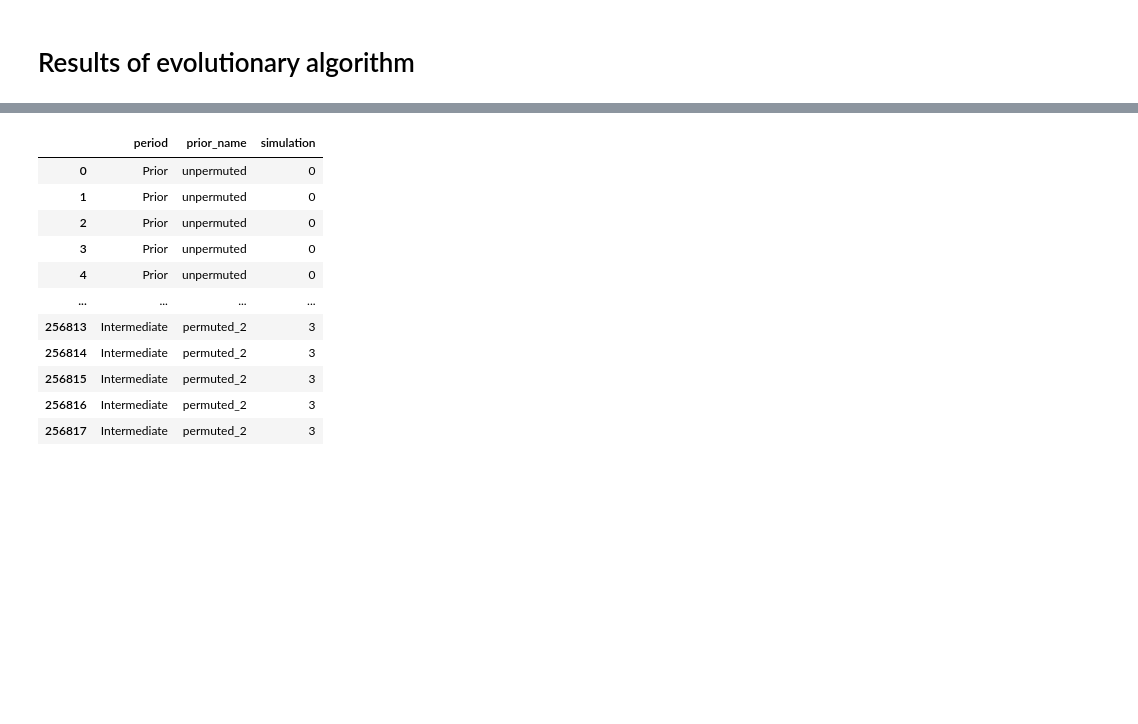
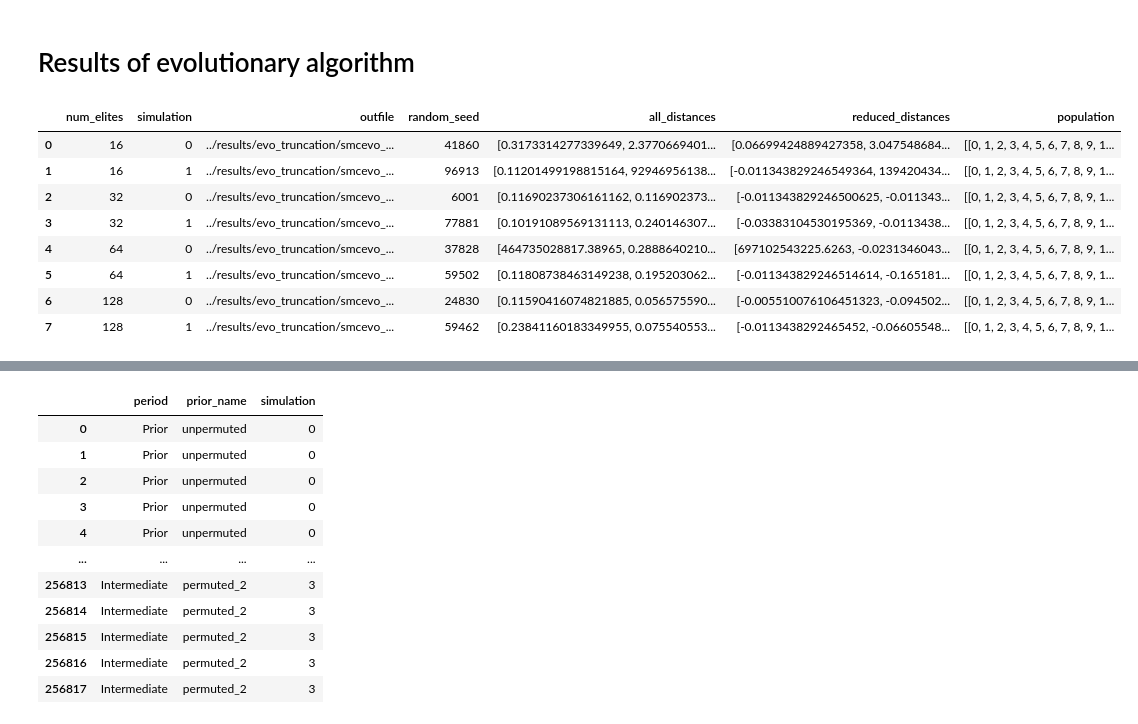
Before and after one commit to vetleser/BayesianGEM, a Jupyter notebook: code/visualization_for_manuscript.ipynb, the cells around one changed output, grey strips where cells are left out. Cells and saved outputs as stored; diff of their text form; code cells hidden in the pictures; blank space fills up the shorter version.

```diff
--- a/code/visualization_for_manuscript.ipynb
+++ b/code/visualization_for_manuscript.ipynb
@@ -262,0 +260,12 @@ evo_combined_df_metadata = load_pickle("../results/permuted_smcevo_res/evo_combi
+# %%
+evo_truncation_model_frame
+# %% [output]
+|  | num_elites | simulation | outfile | random_seed | all_distances | reduced_distances | population |
+| 0 | 16 | 0 | ../results/evo_truncation/smcevo_... | 41860 | [0.3173314277339649, 2.3770669401... | [0.06699424889427358, 3.047548684... | [[0, 1, 2, 3, 4, 5, 6, 7, 8, 9, 1... |
+| 1 | 16 | 1 | ../results/evo_truncation/smcevo_... | 96913 | [0.11201499198815164, 92946956138... | [-0.011343829246549364, 139420434... | [[0, 1, 2, 3, 4, 5, 6, 7, 8, 9, 1... |
+| 2 | 32 | 0 | ../results/evo_truncation/smcevo_... | 6001 | [0.11690237306161162, 0.116902373... | [-0.011343829246500625, -0.011343... | [[0, 1, 2, 3, 4, 5, 6, 7, 8, 9, 1... |
+| 3 | 32 | 1 | ../results/evo_truncation/smcevo_... | 77881 | [0.10191089569131113, 0.240146307... | [-0.03383104530195369, -0.0113438... | [[0, 1, 2, 3, 4, 5, 6, 7, 8, 9, 1... |
+| 4 | 64 | 0 | ../results/evo_truncation/smcevo_... | 37828 | [464735028817.38965, 0.2888640210... | [697102543225.6263, -0.0231346043... | [[0, 1, 2, 3, 4, 5, 6, 7, 8, 9, 1... |
+| 5 | 64 | 1 | ../results/evo_truncation/smcevo_... | 59502 | [0.11808738463149238, 0.195203062... | [-0.011343829246514614, -0.165181... | [[0, 1, 2, 3, 4, 5, 6, 7, 8, 9, 1... |
+| 6 | 128 | 0 | ../results/evo_truncation/smcevo_... | 24830 | [0.11590416074821885, 0.056575590... | [-0.005510076106451323, -0.094502... | [[0, 1, 2, 3, 4, 5, 6, 7, 8, 9, 1... |
+| 7 | 128 | 1 | ../results/evo_truncation/smcevo_... | 59462 | [0.23841160183349955, 0.075540553... | [-0.0113438292465452, -0.06605548... | [[0, 1, 2, 3, 4, 5, 6, 7, 8, 9, 1... |
```
Also changed, not shown: parts of 7 cells of this notebook, 4 other files.
